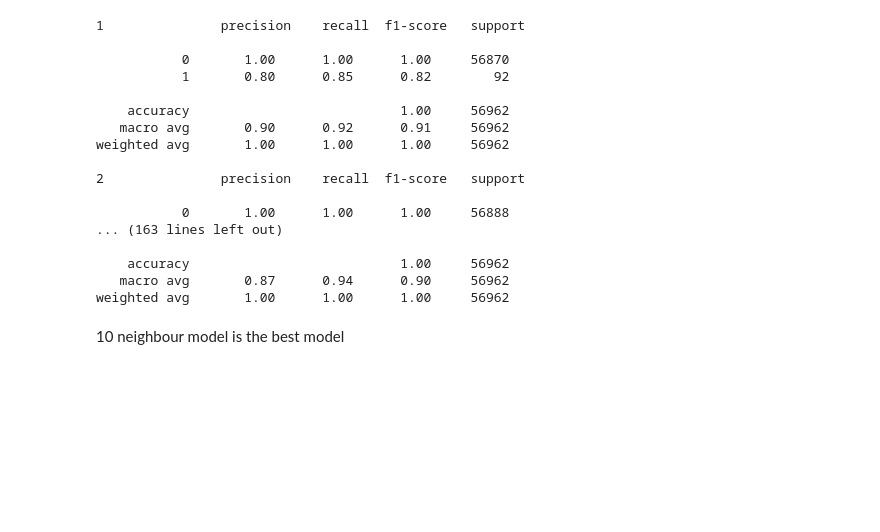
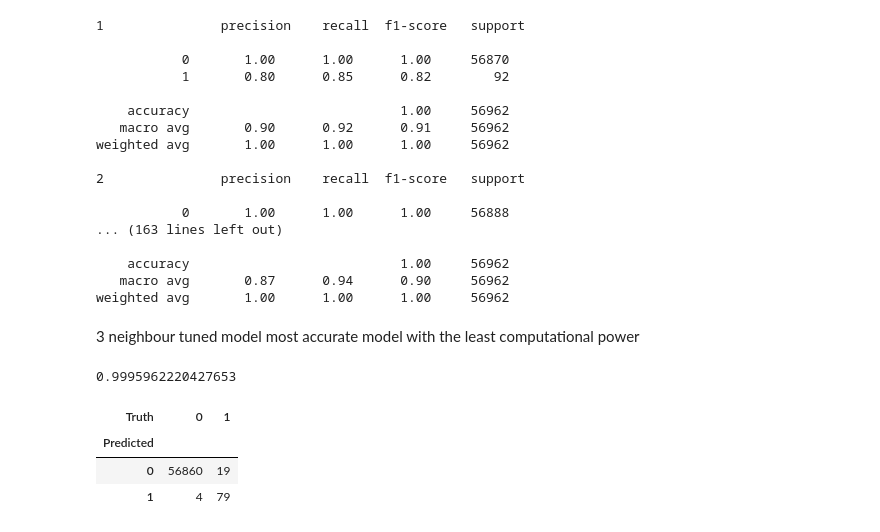
Before and after one commit to ChirasthiT/CreditCard-Fraud-Analysis-Detection-Python, a Jupyter notebook: credit_card_analysis.ipynb, the cells around one changed output. Saved outputs shown, nothing was run; the diff lists cells and outputs as text; code cells hidden in the pictures; blank space fills up the shorter version.

```diff
--- a/credit_card_analysis.ipynb
+++ b/credit_card_analysis.ipynb
@@ -320,4 +320,15 @@ weighted avg       1.00      1.00      1.00     56962
    macro avg       0.87      0.94      0.90     56962
 weighted avg       1.00      1.00      1.00     56962
 # %% [markdown]
-10 neighbour model is the best model
+3 neighbour tuned model most accurate model with the least computational power
+# %%
+knn = KNeighborsClassifier(n_neighbors=3, n_jobs=-1)
+knn_pred = knn.fit(X_train, y_train).predict(X_test)
+print(accuracy_score(knn_pred, y_test))
+confusion_table(knn_pred, y_test)
+# %% [output]
+0.9995962220427653
+| Truth | 0 | 1 |
+| Predicted |  |  |
+| 0 | 56860 | 19 |
+| 1 | 4 | 79 |
```
Also changed, not shown: parts of 3 cells of this notebook.
